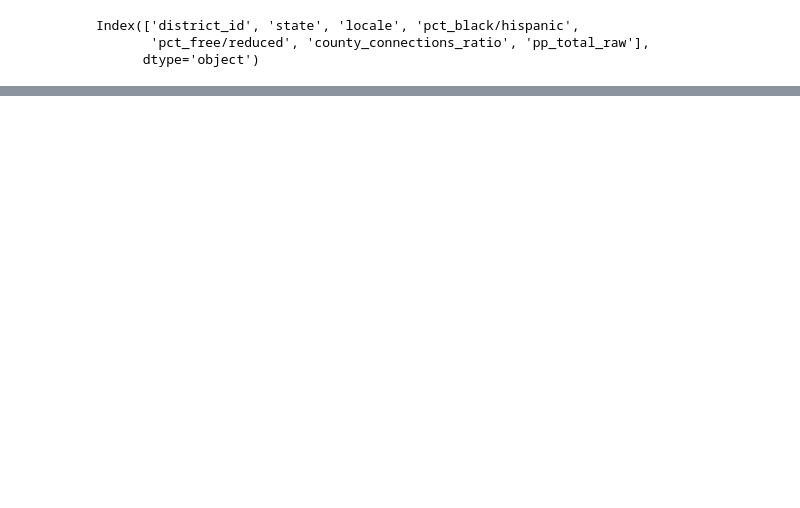
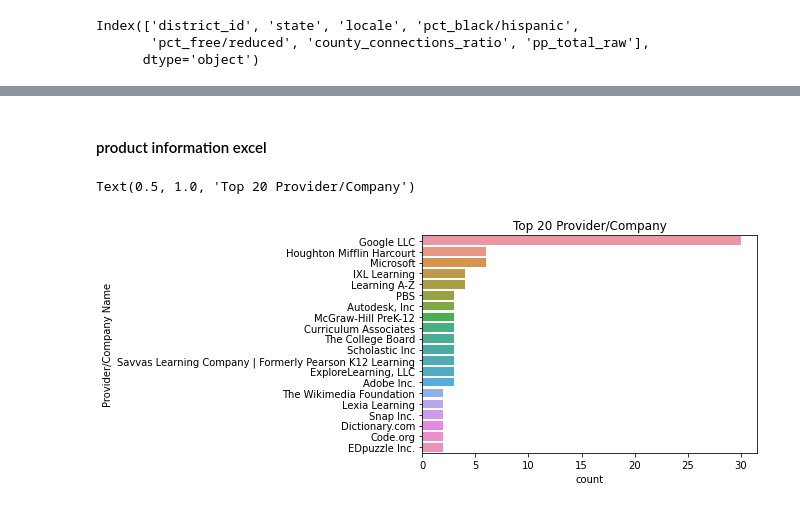
Before and after one commit to iamcheerag/LearnPlatform-COVID-19-Impact-on-Digital-Learning, a Jupyter notebook: data.ipynb, the cells around one changed output, grey strips where cells are left out. Drawn from its saved outputs; the diff is of its cells as text; code cells hidden in the pictures; blank space fills up the shorter version.

Commit message:
EDA of product info csv

```diff
--- a/data.ipynb
+++ b/data.ipynb
@@ -171,3 +172,11 @@ fig = px.pie(df,
 fig.show()
 # %% [output]
 [interactive output not drawn]
+# %% [markdown]
+#### product information excel
+# %%
+sns.countplot(y="Provider/Company Name", data = products_info_df, order=products_info_df['Provider/Company Name'].value_counts().index[:20])
+plt.title("Top 20 Provider/Company")
+# %% [output]
+Text(0.5, 1.0, 'Top 20 Provider/Company')
+[figure, added]
```
Also changed, not shown: parts of 12 cells of this notebook.
